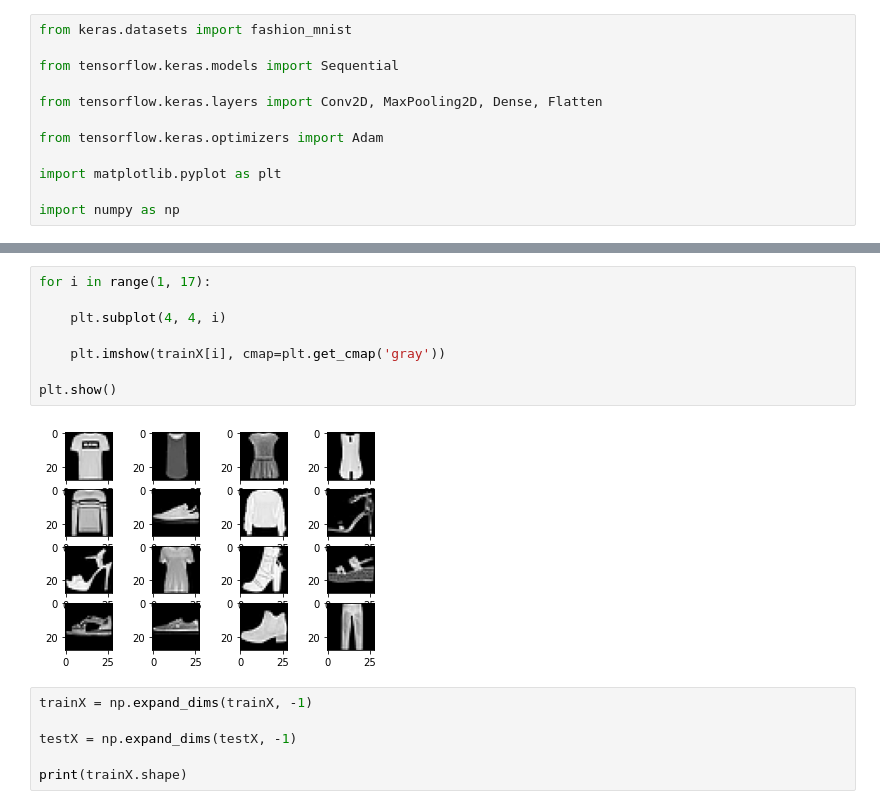
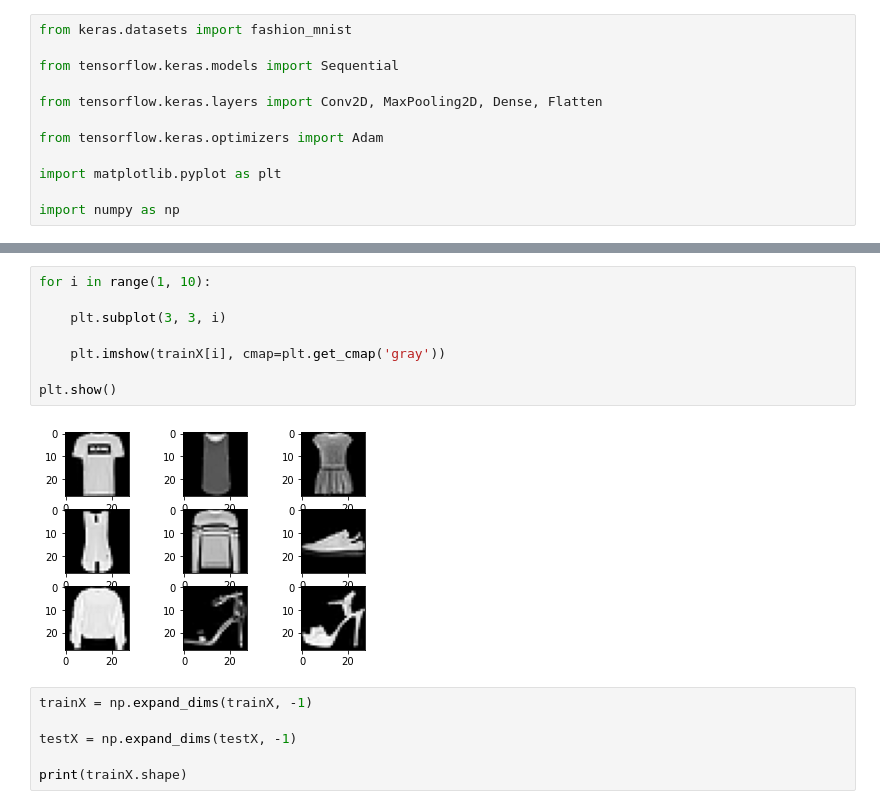
Before and after one commit to purvadanait/AIML-Pract, a Jupyter notebook: NNwFashionMNIST.ipynb, the cells around one changed output, grey strips where cells are left out. Saved outputs shown, nothing was run; the diff lists cells and outputs as text.

```diff
--- a/NNwFashionMNIST.ipynb
+++ b/NNwFashionMNIST.ipynb
@@ -33,15 +22,15 @@ Downloading data from https://storage.googleapis.com/tensorflow/tf-keras-dataset
 Train: X =  (60000, 28, 28)
 Test: X =  (10000, 28, 28)
 # %%
-for i in range(1, 17):
+for i in range(1, 10):
 
-    plt.subplot(4, 4, i)
+    plt.subplot(3, 3, i)
 
     plt.imshow(trainX[i], cmap=plt.get_cmap('gray'))
 
 plt.show()
 # %% [output]
-[figure, old version]
+[figure, new version]
 # %%
 trainX = np.expand_dims(trainX, -1)
 
```
Also changed, not shown: parts of 8 cells of this notebook.
